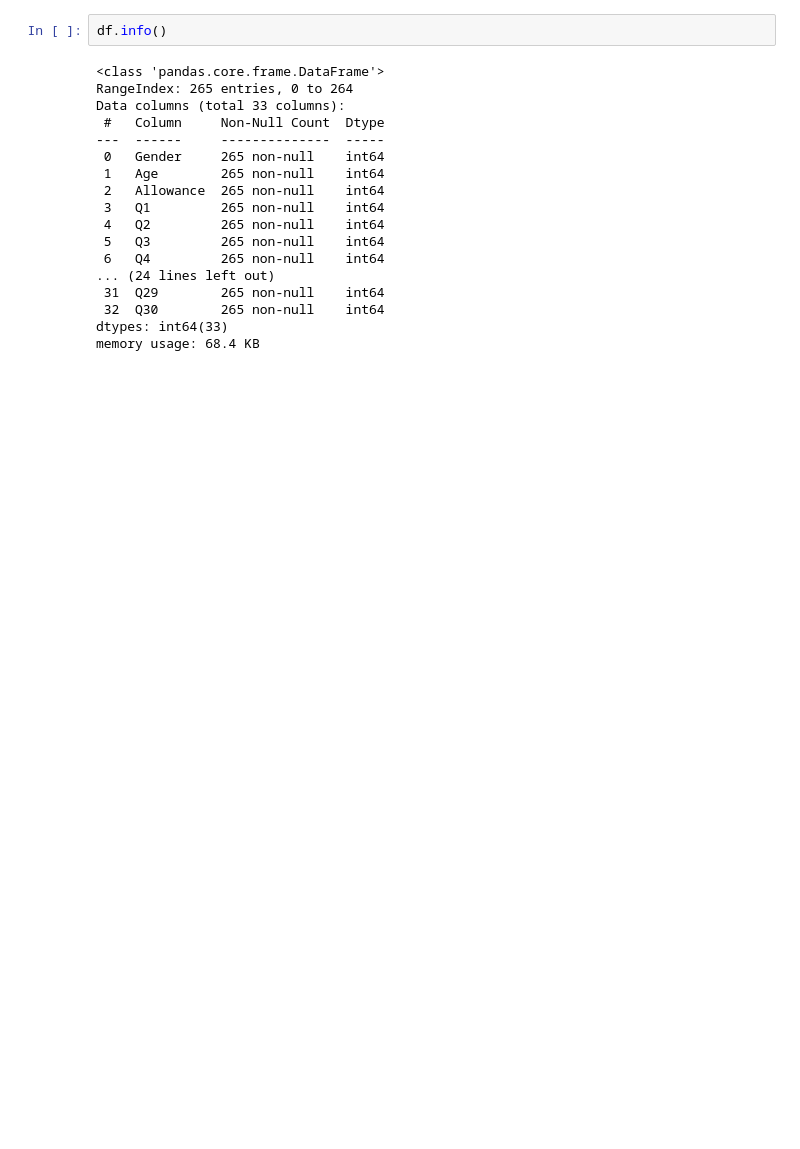
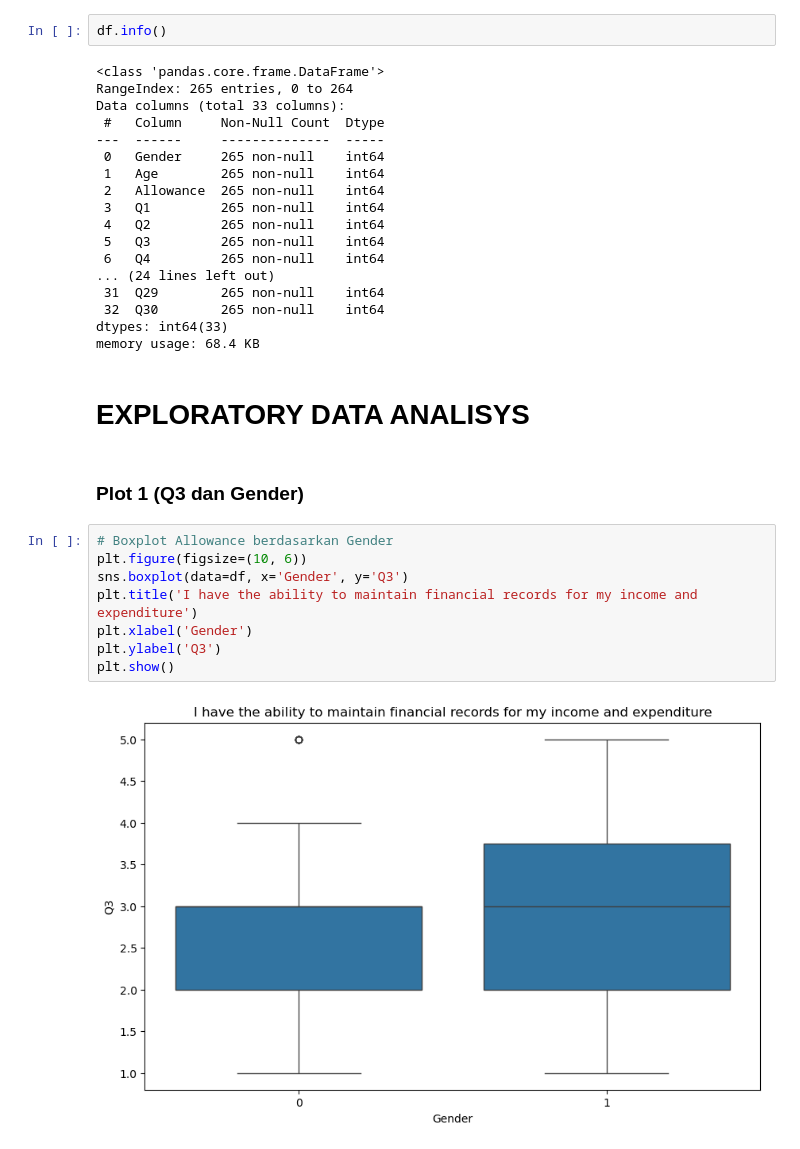
Before and after one commit to FTDS-assignment-bay/p2-final-project-ftds-006-bsd-group-001, a Jupyter notebook: test.ipynb, the cells around one changed output. Cells and saved outputs as stored; diff of their text form; blank space fills up the shorter version.

```diff
--- a/test.ipynb
+++ b/test.ipynb
@@ -49,3 +55,17 @@ Data columns (total 33 columns):
  32  Q30        265 non-null    int64
 dtypes: int64(33)
 memory usage: 68.4 KB
+# %% [markdown]
+# EXPLORATORY DATA ANALISYS
+# %% [markdown]
+### Plot 1 (Q3 dan Gender)
+# %%
+# Boxplot Allowance berdasarkan Gender
+plt.figure(figsize=(10, 6))
+sns.boxplot(data=df, x='Gender', y='Q3')
+plt.title('I have the ability to maintain financial records for my income and expenditure')
+plt.xlabel('Gender')
+plt.ylabel('Q3')
+plt.show()
+# %% [output]
+[figure, added]
```
Also changed, not shown: parts of 20 cells of this notebook.
